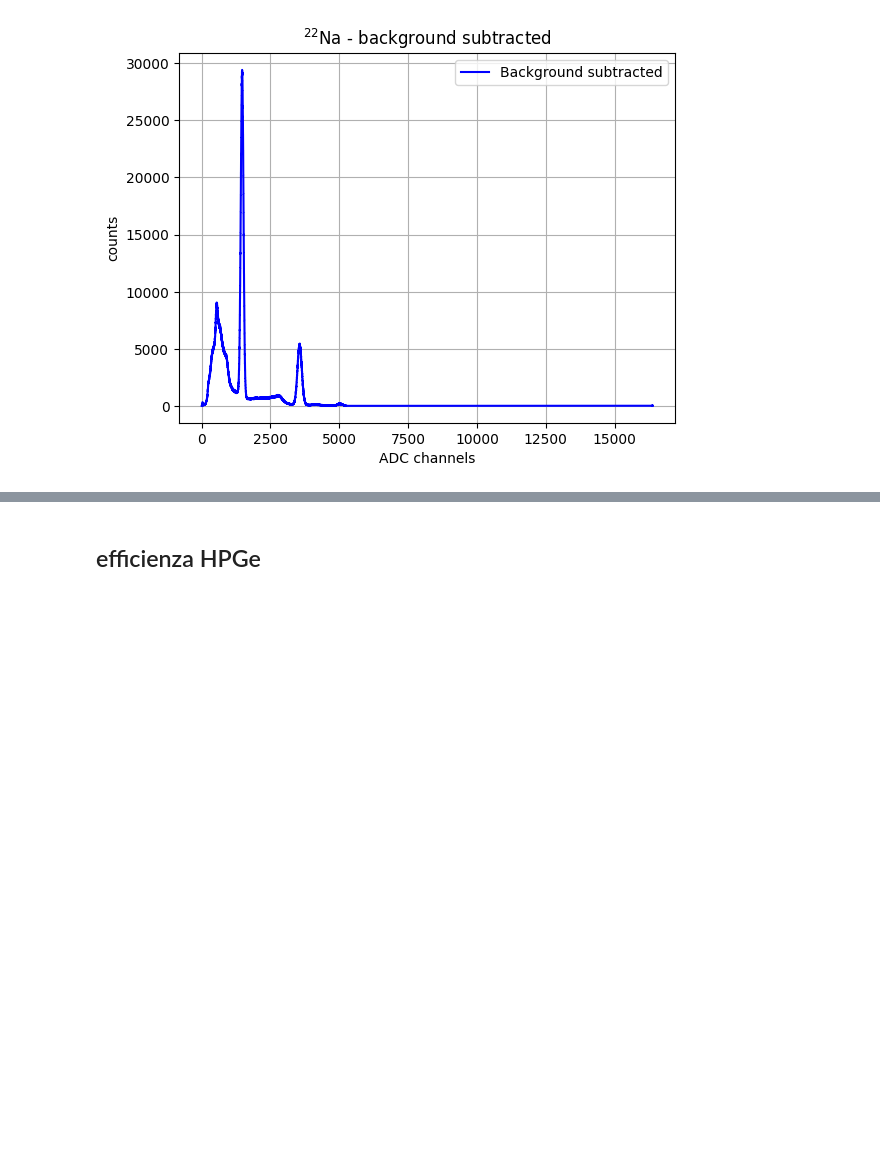
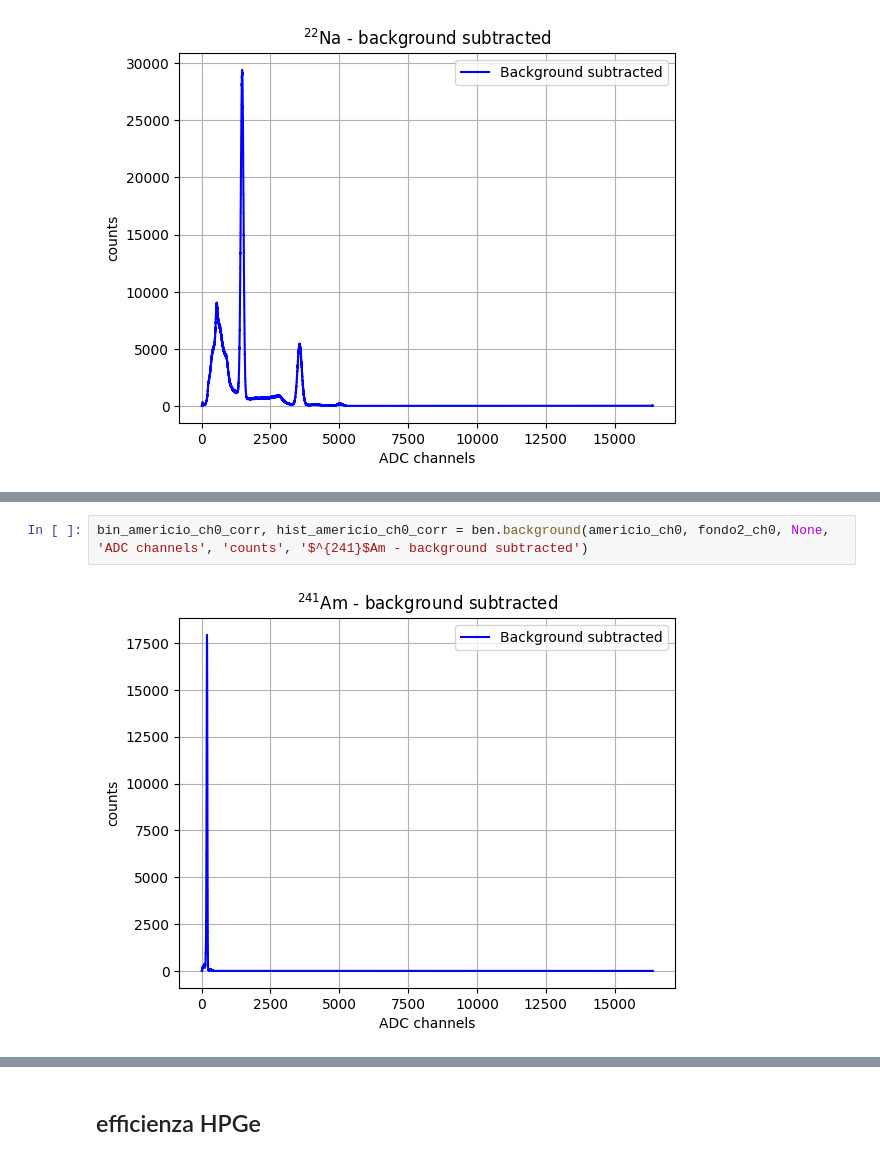
Before and after one commit to b3n3d3tt4/gamma, a Jupyter notebook: analisi.ipynb, the cells around one changed output, grey strips where cells are left out. Drawn from its saved outputs; the diff is of its cells as text; blank space fills up the shorter version.

Commit message:
picco americio

```diff
--- a/analisi.ipynb
+++ b/analisi.ipynb
@@ -156,0 +170,4 @@ Integrale dell'istogramma nel range [1368.5937660449229, 1571.051792287568] = 35
+# %%
+bin_americio_ch0_corr, hist_americio_ch0_corr = ben.background(americio_ch0, fondo2_ch0, None, 'ADC channels', 'counts', '$^{241}$Am - background subtracted')
+# %% [output]
+[figure, added]
```
Also changed, not shown: parts of 3 cells of this notebook.
